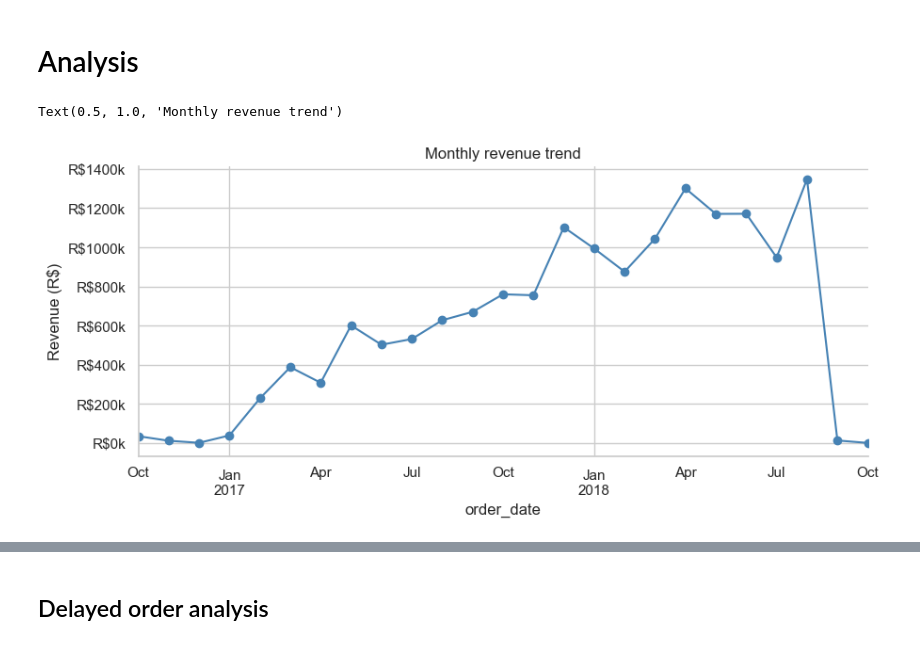
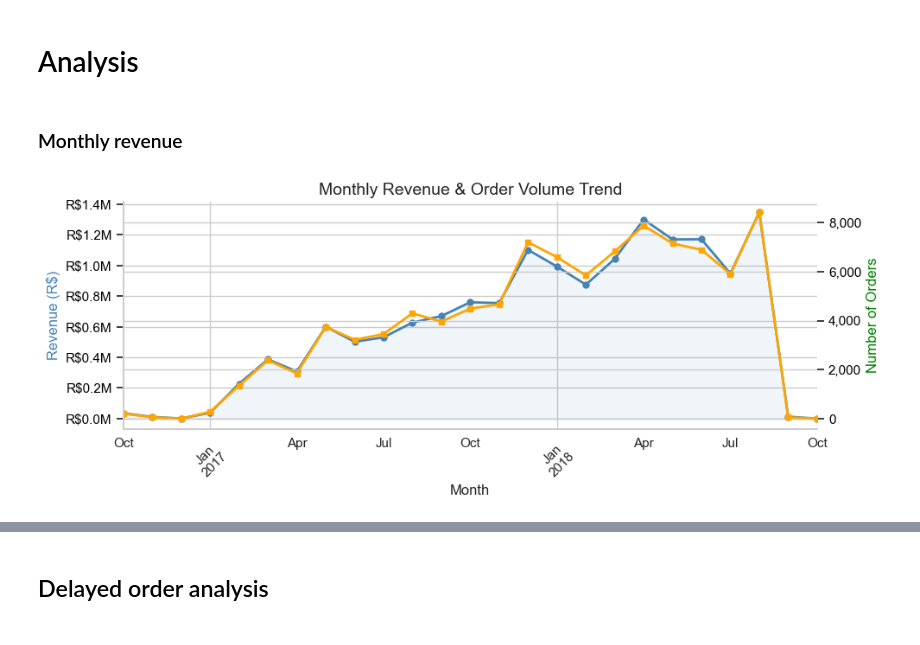
Before and after one commit to tejalig/olist-analysis, a Jupyter notebook: notebooks/05_EDA.ipynb, the cells around one changed output, grey strips where cells are left out. Cells and saved outputs as stored; diff of their text form; code cells hidden in the pictures.

Commit message:
analysis: monthly revenue vs orders trend

```diff
--- a/notebooks/05_EDA.ipynb
+++ b/notebooks/05_EDA.ipynb
@@ -173,33 +173,53 @@ conn.execute(query).df().head()
 | 0 | 99224.0 | 40977.0 | 4.09 |
 # %% [markdown]
 # Analysis
+# %% [markdown]
+### Monthly revenue
 # %%
 query = """
     select
-        odd.order_delivered_customer_date,  ocd.order_cost
+        odd.order_delivered_customer_date,  ocd.order_cost, odd.order_id
     from orders_delivery_details odd
     LEFT JOIN order_cost_details ocd
     on odd.order_id = ocd.order_id
     where odd.order_delivered_customer_date is not null
     order by odd.order_delivered_customer_date desc
+
 """
 
 df = conn.execute(query).df()
 df['order_date'] = pd.to_datetime(
     df['order_delivered_customer_date'])
 
-monthly = df.resample(
+monthly_revenue = df.resample(
     'M', on='order_date')['order_cost'].sum()
-fig, ax = plt.subplots(figsize=(10, 4))
-ax.set_title('Monthly Revenue Trend', fontsize=14)
-ax.set_xlabel('Month')
-ax.set_ylabel('Revenue (R$)')
-ax.yaxis.set_major_formatter(
-    mticker.FuncFormatter(lambda x, _: f'R${x/1e3:.0f}k'))
-monthly.plot(figsize=(10,4),
-             marker='o',
-             color='steelblue')
-plt.title('Monthly revenue trend')
+monthly_orders = df.resample(
+    'M', on='order_date')['order_id'].count()
+fig, ax1 = plt.subplots(figsize=(10, 4))
+ax2 = ax1.twinx()
+monthly_revenue.plot(ax=ax1, marker='o', color='steelblue',
+                     linewidth=2, markersize=5, label='Revenue')
+monthly_orders.plot(ax=ax2, marker='s', color='orange',
+                    linewidth=2, markersize=5, label='Orders')
+
+ax1.yaxis.set_major_formatter(
+    mticker.FuncFormatter(lambda x, _: f'R${x/1_000_000:.1f}M'))
+ax1.set_ylabel('Revenue (R$)', color='steelblue')
+ax1.tick_params(axis='y', labelcolor='black')
+
+ax2.yaxis.set_major_formatter(
+    mticker.FuncFormatter(lambda x, _: f'{x:,.0f}'))
+ax2.set_ylabel('Number of Orders', color='green')
+ax2.tick_params(axis='y', labelcolor='black')
+
+ax1.set_title('Monthly Revenue & Order Volume Trend', fontsize=14)
+ax1.set_xlabel('Month')
+ax1.tick_params(axis='x', rotation=45)
+
+ax1.fill_between(monthly_revenue.index, monthly_revenue.values,
+                 alpha=0.08, color='steelblue')
+
+plt.tight_layout()
+plt.show()
 # %% [output]
-Text(0.5, 1.0, 'Monthly revenue trend')
-[figure, old version]
+[figure, new version]
```
Also changed, not shown: parts of 3 cells of this notebook.
